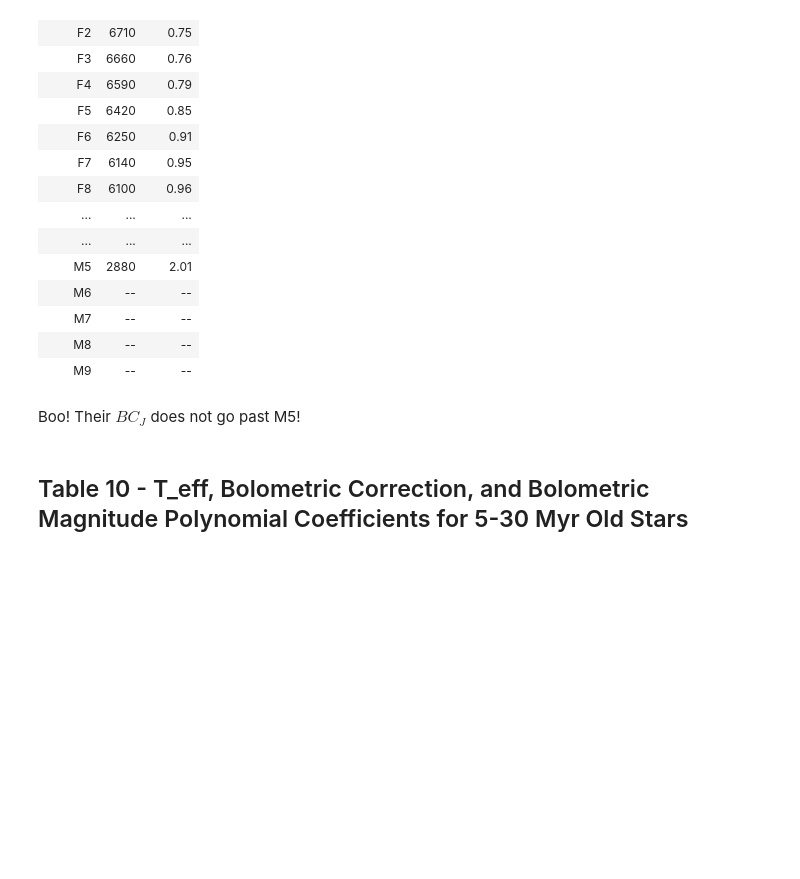
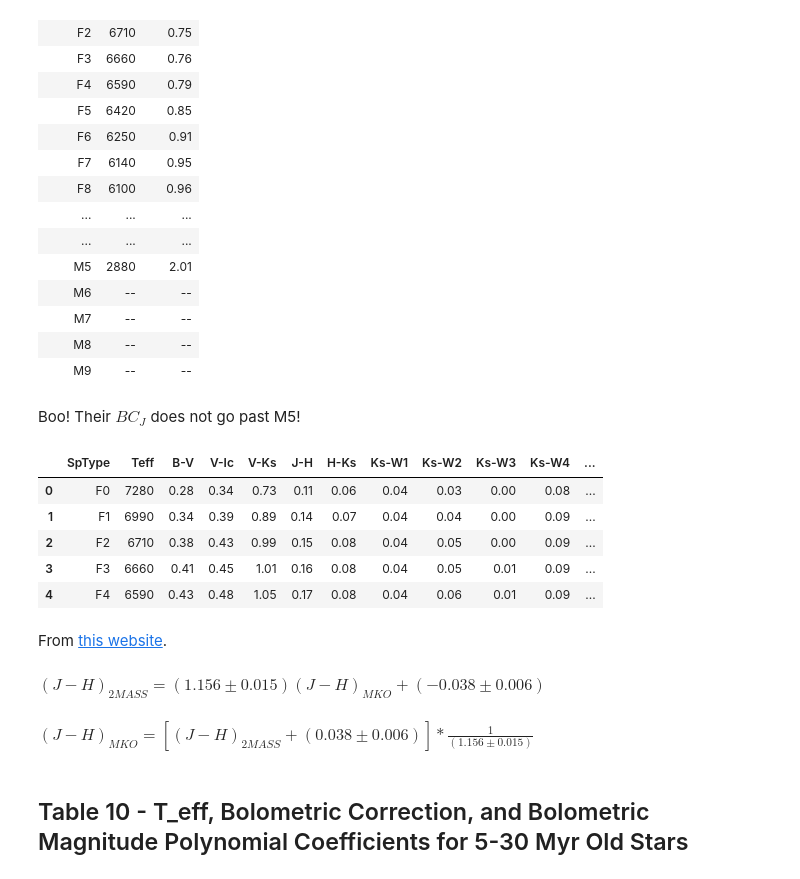
Before and after one commit to BrownDwarf/ApJdataFrames, a Jupyter notebook: notebooks/Pecaut2013.ipynb, the cells around one changed output. Saved outputs shown, nothing was run; the diff lists cells and outputs as text; code cells hidden in the pictures; blank space fills up the shorter version.

Commit message:
commit the Pecaut data locally, do a bit of anciliary analysis

```diff
--- a/notebooks/Pecaut2013.ipynb
+++ b/notebooks/Pecaut2013.ipynb
@@ -21,4 +21,5 @@ from astropy.io import ascii
 # %% [markdown]
 ## Table 6 - Intrinsic Colors of 5–30 Myr Old Stars and Adopted Teff, Bolometric Correction Values
 # %%
-tbl6 = ascii.read("http://iopscience.iop.org/0067-0049/208/1/9/suppdata/apjs480616t6_mrt.txt")
+#tbl6 = ascii.read("http://iopscience.iop.org/0067-0049/208/1/9/suppdata/apjs480616t6_mrt.txt")
+tbl6 = ascii.read("../data/Pecaut2013/tbl6_raw.txt")
@@ -53,3 +52,5 @@ tbl6[["SpType", "Teff", "BCJ"]]
 | M9 | -- | -- |
 # %% [markdown]
 Boo! Their $BC_J$ does not go past M5!
+# %%
+tbl6_df = tbl6.to_pandas()#
@@ -55,0 +61,17 @@ Boo! Their $BC_J$ does not go past M5!
+# %%
+tbl6_df['SpT'] = specType(tbl6_df.SpType)
+# %%
+tbl6_df.head()
+# %% [output]
+|  | SpType | Teff | B-V | V-Ic | V-Ks | J-H | H-Ks | Ks-W1 | Ks-W2 | Ks-W3 | Ks-W4 | ... |
+| 0 | F0 | 7280 | 0.28 | 0.34 | 0.73 | 0.11 | 0.06 | 0.04 | 0.03 | 0.00 | 0.08 | ... |
+| 1 | F1 | 6990 | 0.34 | 0.39 | 0.89 | 0.14 | 0.07 | 0.04 | 0.04 | 0.00 | 0.09 | ... |
+| 2 | F2 | 6710 | 0.38 | 0.43 | 0.99 | 0.15 | 0.08 | 0.04 | 0.05 | 0.00 | 0.09 | ... |
+| 3 | F3 | 6660 | 0.41 | 0.45 | 1.01 | 0.16 | 0.08 | 0.04 | 0.05 | 0.01 | 0.09 | ... |
+| 4 | F4 | 6590 | 0.43 | 0.48 | 1.05 | 0.17 | 0.08 | 0.04 | 0.06 | 0.01 | 0.09 | ... |
+# %% [markdown]
+From [this website](http://www.astro.caltech.edu/~jmc/2mass/v3/transformations/).
+# %% [markdown]
+$(J-H)_{2MASS}= (1.156 \pm 0.015) (J-H)_{MKO}+(-0.038 \pm 0.006)$
+# %% [markdown]
+$(J-H)_{MKO} = [(J-H)_{2MASS} + (0.038 \pm 0.006)] * \frac{1}{(1.156 \pm 0.015) }$
```
Also changed, not shown: parts of 7 cells of this notebook, 2 other files.
